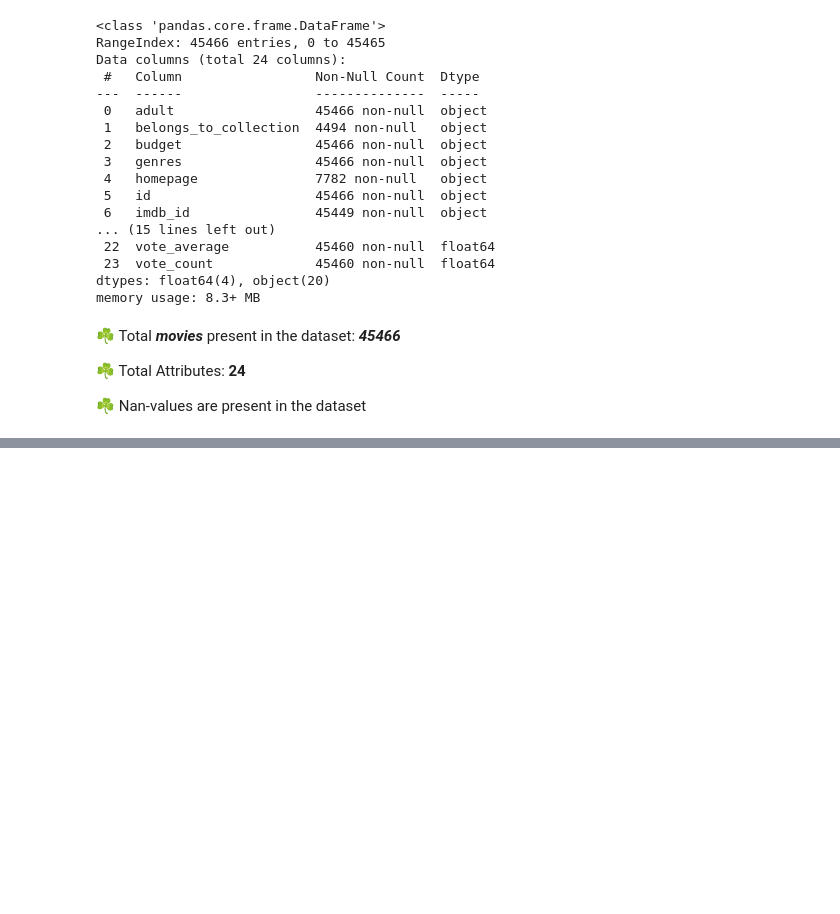
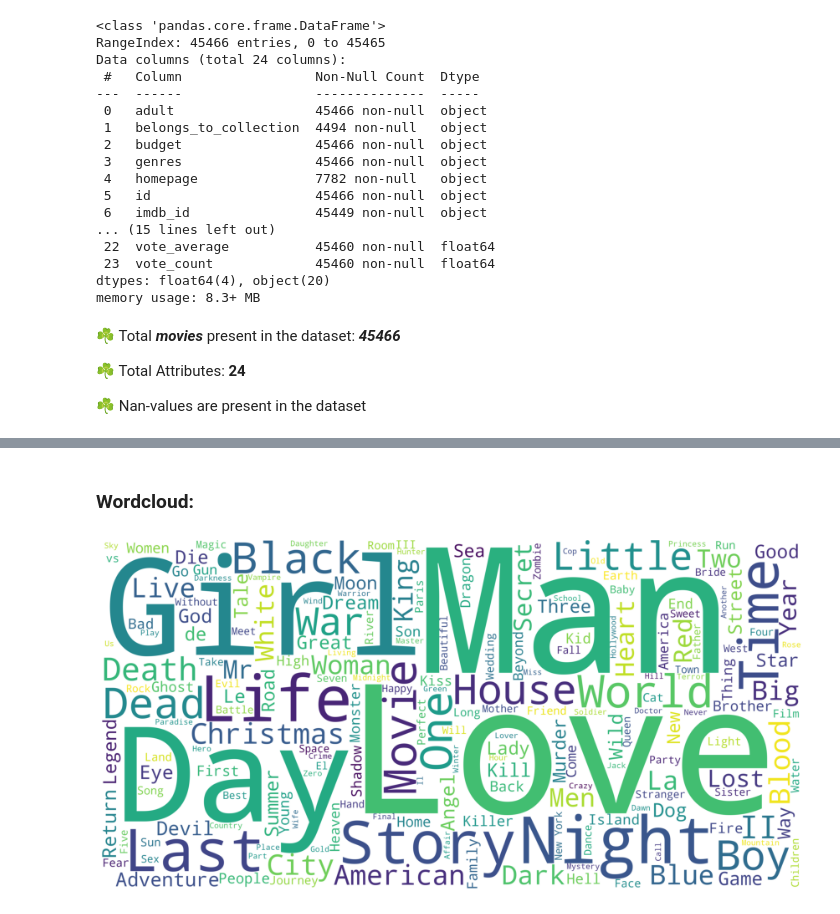
Before and after one commit to CodeWithSridhar/Movies-Recommender-system, a Jupyter notebook: Movie_Recommendation_System_Sri.ipynb, the cells around one changed output, grey strips where cells are left out. Cells and saved outputs as stored; diff of their text form; code cells hidden in the pictures; blank space fills up the shorter version.

```diff
--- a/Movie_Recommendation_System_Sri.ipynb
+++ b/Movie_Recommendation_System_Sri.ipynb
@@ -449,0 +483,22 @@ movies.head(2)
+# %%
+movies = movies.drop('adult', axis=1)
+# %%
+base_poster_url = 'http://image.tmdb.org/t/p/w185/'
+movies['poster_path'] = "<img src='" + base_poster_url + movies['poster_path'] + "' style='height:100px;'>"
+# %%
+movies['title'] = movies['title'].astype('str')
+movies['overview'] = movies['overview'].astype('str')
+# %%
+title_corpus = ' '.join(movies['title'])
+overview_corpus = ' '.join(movies['overview'])
+# %% [markdown]
+### **Wordcloud**:
+# %%
+from wordcloud import WordCloud, STOPWORDS
+title_wordcloud = WordCloud(stopwords=STOPWORDS, background_color='white', height=2000, width=4000).generate(title_corpus)
+plt.figure(figsize=(15,8))
+plt.imshow(title_wordcloud)
+plt.axis('off')
+plt.show()
+# %% [output]
+[figure, added]
```
Also changed, not shown: parts of 111 cells of this notebook.
